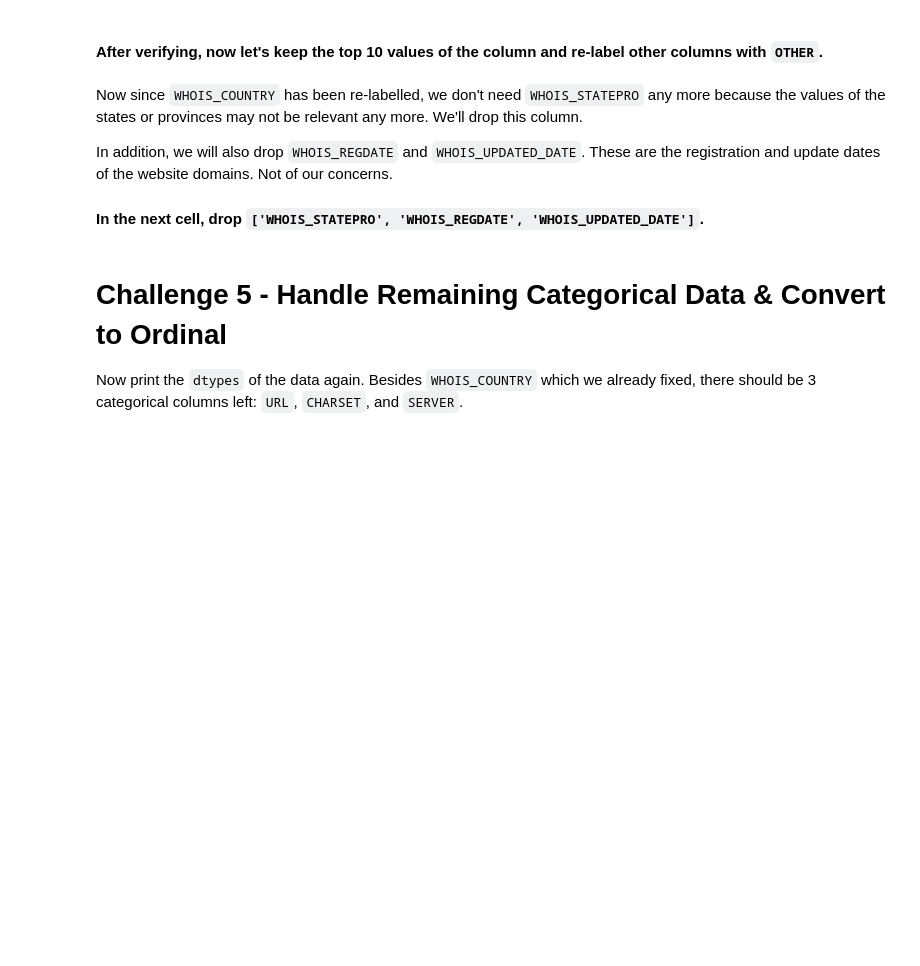
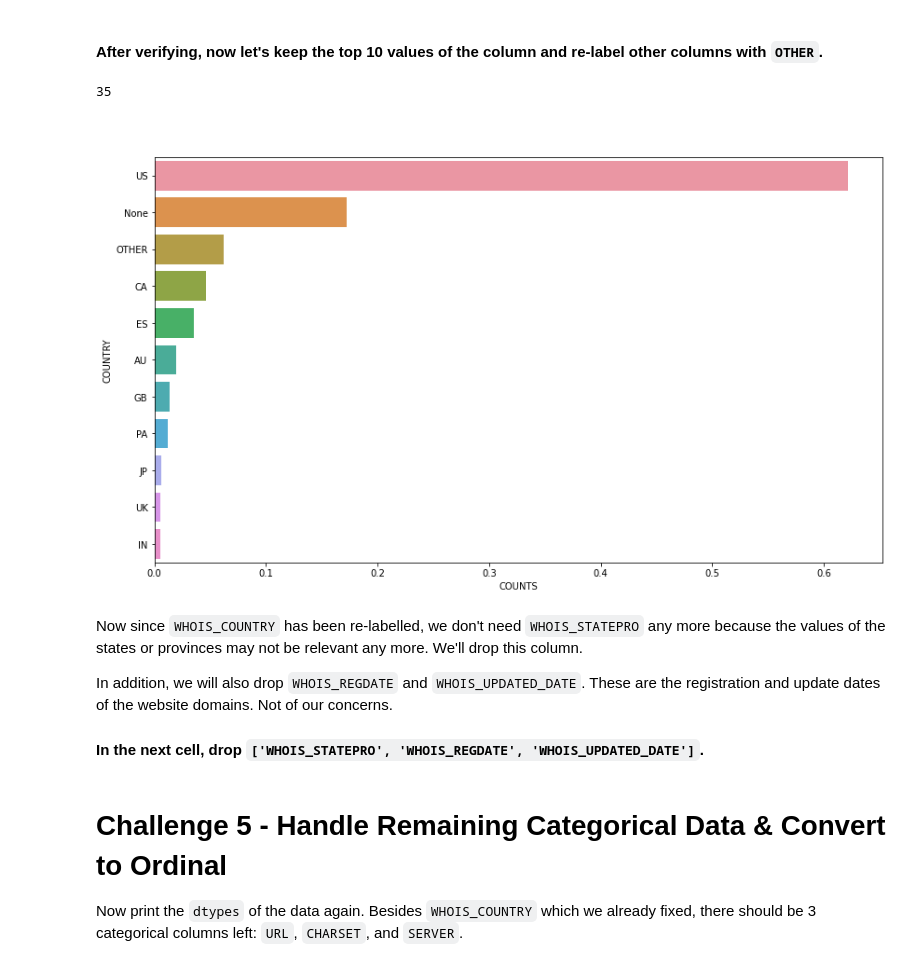
Before and after one commit to ta-data-mexpt/lab-supervised-learning, a Jupyter notebook: your-code/main.ipynb, the cells around one changed output. Cells and saved outputs as stored; diff of their text form; code cells hidden in the pictures; blank space fills up the shorter version.

```diff
--- a/your-code/main.ipynb
+++ b/your-code/main.ipynb
@@ -384,6 +400,24 @@ The `WHOIS_COUNTRY` column happens to be this case. You can verify it by print a
 #### After verifying, now let's keep the top 10 values of the column and re-label other columns with `OTHER`.
 # %%
 # Your code here
+# %%
+other_countries = freq_table.COUNTRY.values[10:]
+other_countries.shape[0]
+# %% [output]
+35
+# %%
+websites['WHOIS_COUNTRY'] = websites.WHOIS_COUNTRY.apply(
+    lambda x: 'OTHER' if x in other_countries else x
+)
+# %%
+freq_table10 = websites.WHOIS_COUNTRY.value_counts(normalize=True)\
+            .reset_index()\
+            .rename(columns={'index':'COUNTRY', 'WHOIS_COUNTRY':'COUNTS'})
+
+
+barchart(freq_table10, x='COUNTS', y='COUNTRY');
+# %% [output]
+[figure, added]
 # %% [markdown]
 Now since `WHOIS_COUNTRY` has been re-labelled, we don't need `WHOIS_STATEPRO` any more because the values of the states or provinces may not be relevant any more. We'll drop this column.
 
```
Also changed, not shown: parts of 3 cells of this notebook.
